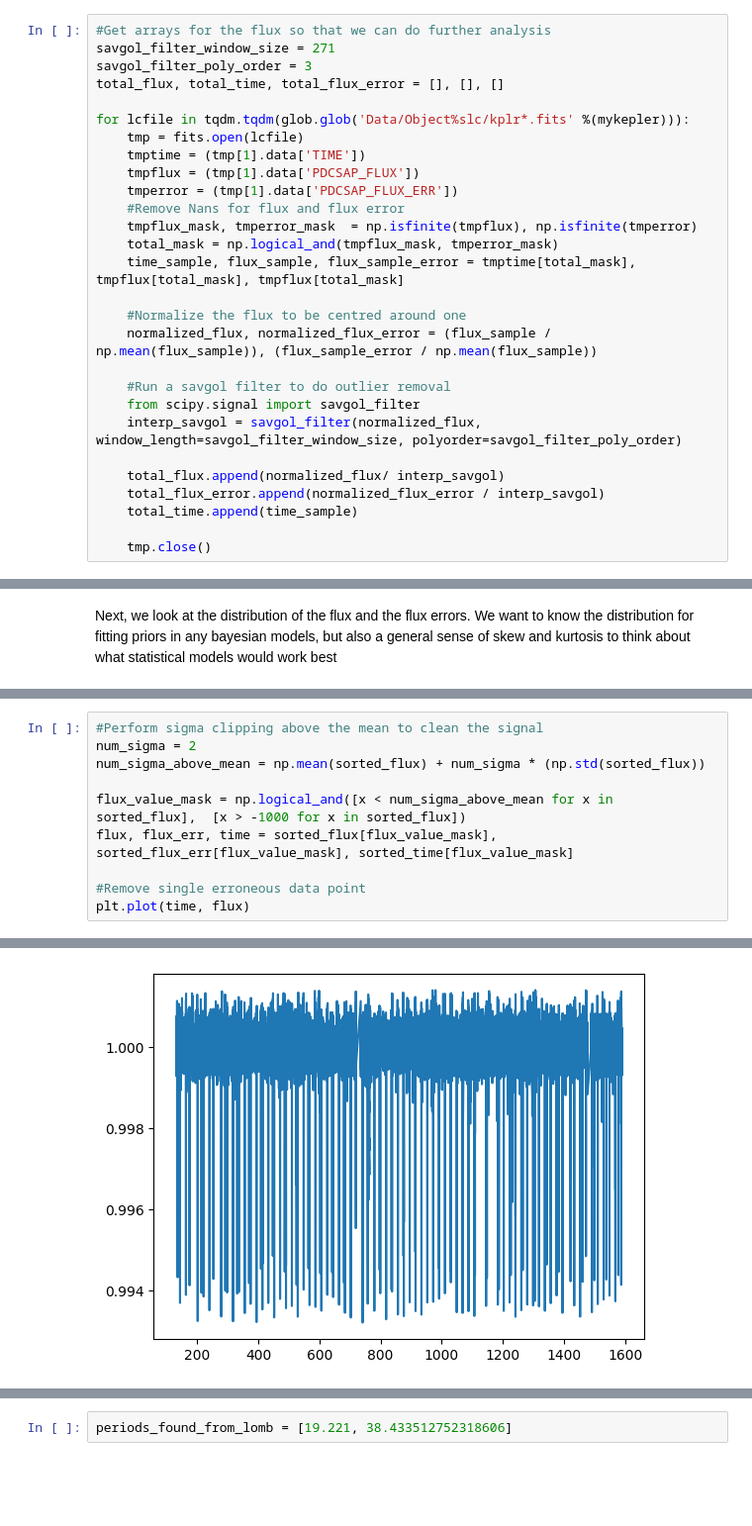
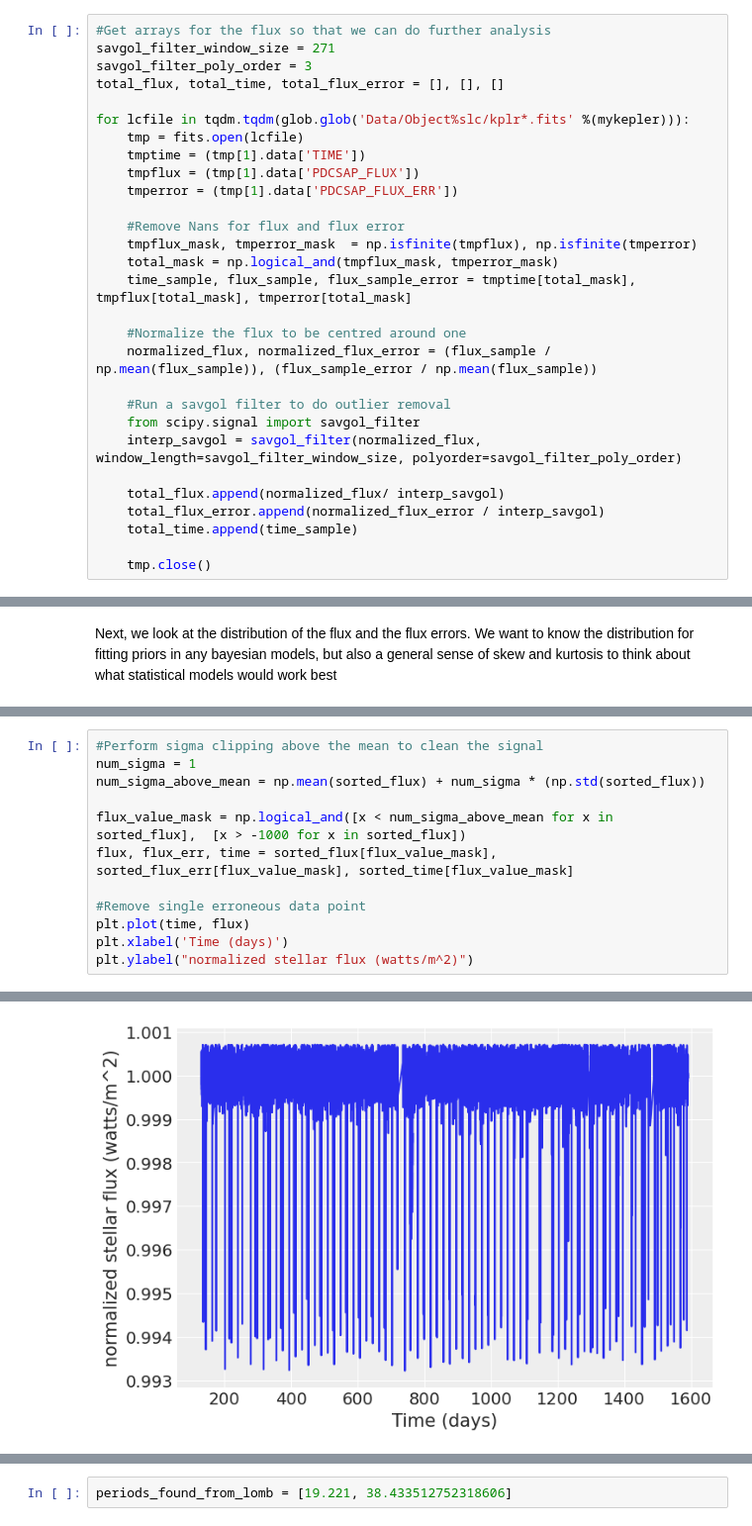
Before and after one commit to cm2435/university_computing_y3, a Jupyter notebook: ph30016_b/Coursework_B_Template.ipynb, the cells around one changed output, grey strips where cells are left out. Shown at 99% size. Drawn from its saved outputs; the diff is of its cells as text; blank space fills up the shorter version.

```diff
--- a/ph30016_b/Coursework_B_Template.ipynb
+++ b/ph30016_b/Coursework_B_Template.ipynb
@@ -122,10 +125,11 @@ for lcfile in tqdm.tqdm(glob.glob('Data/Object%slc/kplr*.fits' %(mykepler))):
     tmptime = (tmp[1].data['TIME'])
     tmpflux = (tmp[1].data['PDCSAP_FLUX'])
     tmperror = (tmp[1].data['PDCSAP_FLUX_ERR'])
+
     #Remove Nans for flux and flux error
     tmpflux_mask, tmperror_mask  = np.isfinite(tmpflux), np.isfinite(tmperror)
     total_mask = np.logical_and(tmpflux_mask, tmperror_mask)
-    time_sample, flux_sample, flux_sample_error = tmptime[total_mask], tmpflux[total_mask], tmpflux[total_mask]
+    time_sample, flux_sample, flux_sample_error = tmptime[total_mask], tmpflux[total_mask], tmperror[total_mask]
 
     #Normalize the flux to be centred around one
     normalized_flux, normalized_flux_error = (flux_sample / np.mean(flux_sample)), (flux_sample_error / np.mean(flux_sample))
@@ -198,6 +209,6 @@ that don't heavily weight distribution tails such as chi-squared would be best f
 # %%
 #Perform sigma clipping above the mean to clean the signal
-num_sigma = 2
+num_sigma = 1
 num_sigma_above_mean = np.mean(sorted_flux) + num_sigma * (np.std(sorted_flux))
 
 flux_value_mask = np.logical_and([x < num_sigma_above_mean for x in sorted_flux],  [x > -1000 for x in sorted_flux])
@@ -205,4 +216,6 @@ flux, flux_err, time = sorted_flux[flux_value_mask], sorted_flux_err[flux_value_
 
 #Remove single erroneous data point
 plt.plot(time, flux)
+plt.xlabel('Time (days)')
+plt.ylabel("normalized stellar flux (watts/m^2)")
 # %% [output]
@@ -210 +223 @@ plt.plot(time, flux)
-[figure, old version]
+[figure, new version]
```
Also changed, not shown: parts of 49 cells of this notebook, 2 other files.
